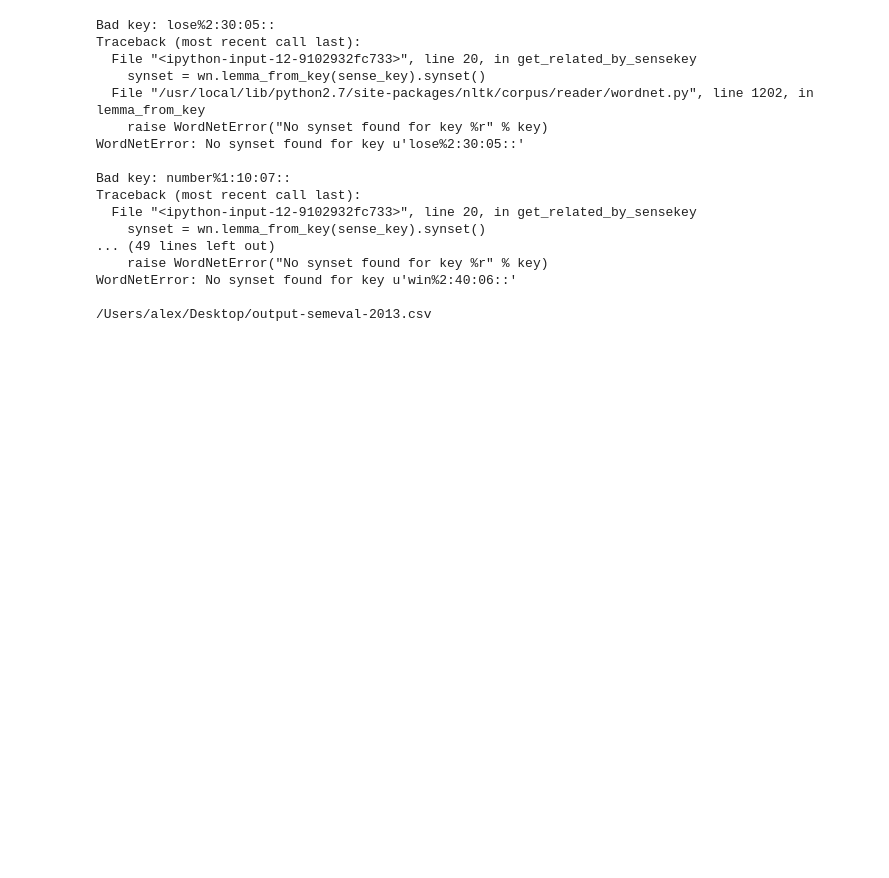
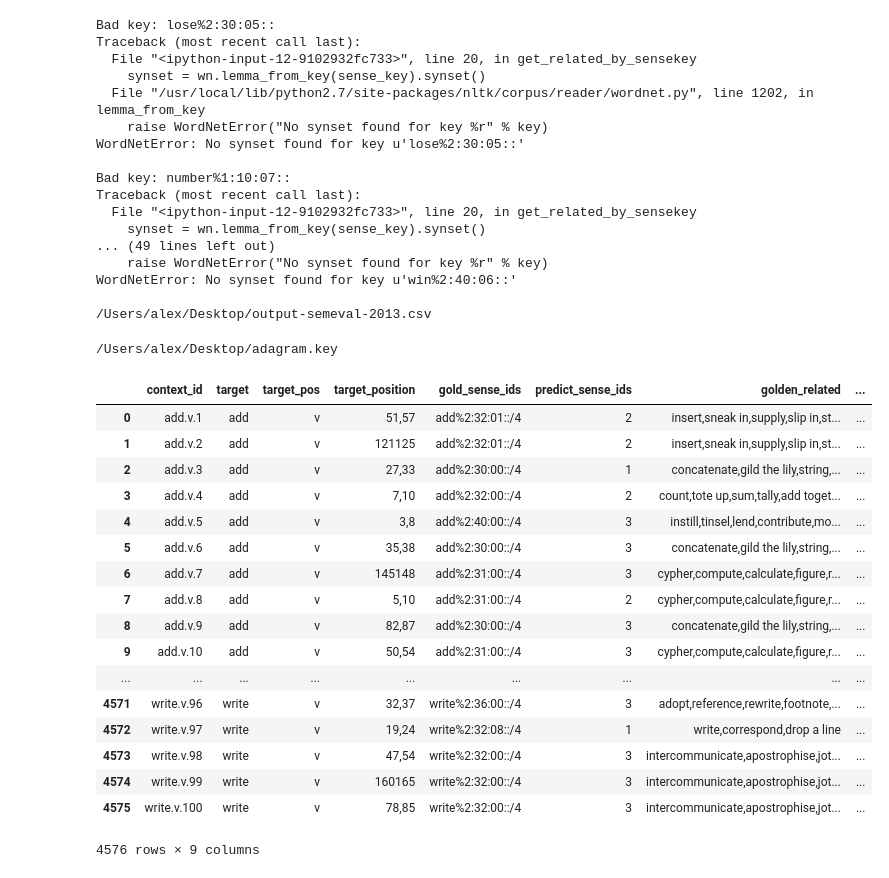
Before and after one commit to uhh-lt/context-eval, a Jupyter notebook: semeval_2013_13/xml2csv.ipynb, the cells around one changed output. Drawn from its saved outputs; the diff is of its cells as text; code cells hidden in the pictures; blank space fills up the shorter version.

Commit message:
adagram semeval 2013 results

```diff
--- a/semeval_2013_13/xml2csv.ipynb
+++ b/semeval_2013_13/xml2csv.ipynb
@@ -124,3 +118,32 @@ Traceback (most recent call last):
 WordNetError: No synset found for key u'win%2:40:06::'
 
 /Users/alex/Desktop/output-semeval-2013.csv
+# %%
+import codecs
+from pandas import read_csv
+
+dataset_fpath = "/Users/alex/work/joint/eval/contextualization-eval/data/Dataset-SemEval-2013-13-adagram-ukwac-wacky-raw.csv"
+output_fpath = "/Users/alex/Desktop/adagram.key"
+# %% [output]
+/Users/alex/Desktop/adagram.key
+# %%
+df
+# %% [output]
+|  | context_id | target | target_pos | target_position | gold_sense_ids | predict_sense_ids | golden_related | ... |
+| 0 | add.v.1 | add | v | 51,57 | add%2:32:01::/4 | 2 | insert,sneak in,supply,slip in,st... | ... |
+| 1 | add.v.2 | add | v | 121125 | add%2:32:01::/4 | 2 | insert,sneak in,supply,slip in,st... | ... |
+| 2 | add.v.3 | add | v | 27,33 | add%2:30:00::/4 | 1 | concatenate,gild the lily,string,... | ... |
+| 3 | add.v.4 | add | v | 7,10 | add%2:32:00::/4 | 2 | count,tote up,sum,tally,add toget... | ... |
+| 4 | add.v.5 | add | v | 3,8 | add%2:40:00::/4 | 3 | instill,tinsel,lend,contribute,mo... | ... |
+| 5 | add.v.6 | add | v | 35,38 | add%2:30:00::/4 | 3 | concatenate,gild the lily,string,... | ... |
+| 6 | add.v.7 | add | v | 145148 | add%2:31:00::/4 | 3 | cypher,compute,calculate,figure,r... | ... |
+| 7 | add.v.8 | add | v | 5,10 | add%2:31:00::/4 | 2 | cypher,compute,calculate,figure,r... | ... |
+| 8 | add.v.9 | add | v | 82,87 | add%2:30:00::/4 | 3 | concatenate,gild the lily,string,... | ... |
+| 9 | add.v.10 | add | v | 50,54 | add%2:31:00::/4 | 3 | cypher,compute,calculate,figure,r... | ... |
+| ... | ... | ... | ... | ... | ... | ... | ... | ... |
+| 4571 | write.v.96 | write | v | 32,37 | write%2:36:00::/4 | 3 | adopt,reference,rewrite,footnote,... | ... |
+| 4572 | write.v.97 | write | v | 19,24 | write%2:32:08::/4 | 1 | write,correspond,drop a line | ... |
+| 4573 | write.v.98 | write | v | 47,54 | write%2:32:00::/4 | 3 | intercommunicate,apostrophise,jot... | ... |
+| 4574 | write.v.99 | write | v | 160165 | write%2:32:00::/4 | 3 | intercommunicate,apostrophise,jot... | ... |
+| 4575 | write.v.100 | write | v | 78,85 | write%2:32:00::/4 | 3 | intercommunicate,apostrophise,jot... | ... |
+4576 rows × 9 columns
```
Also changed, not shown: parts of 1 cell of this notebook, 8 other files.
